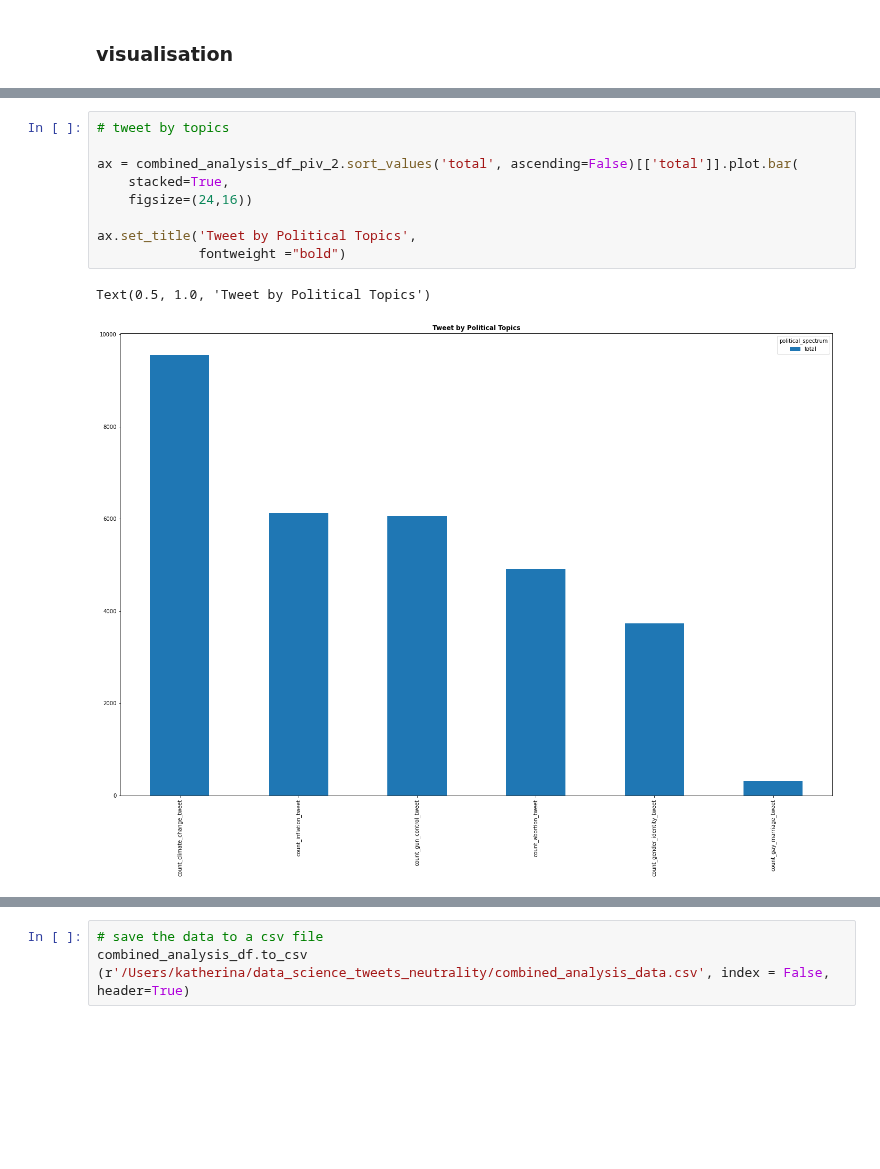
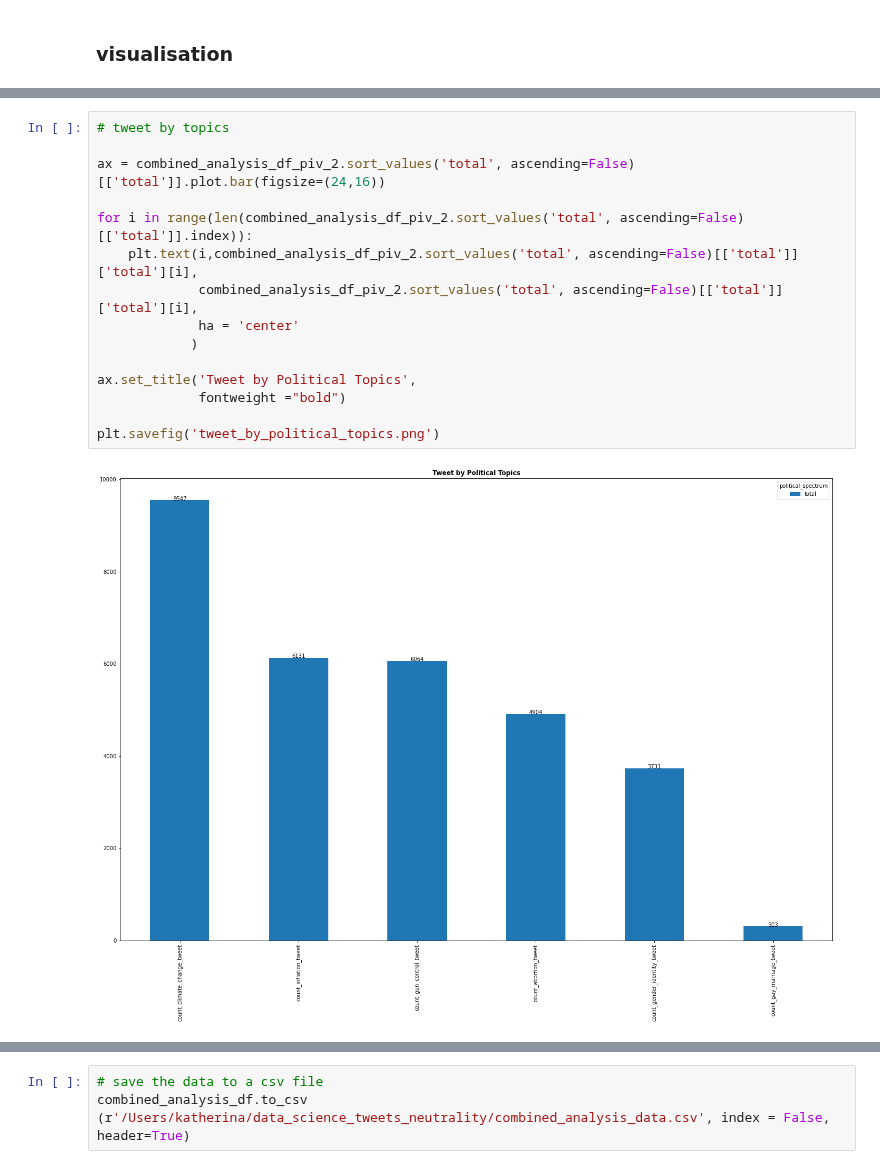
Before and after one commit to katherineskc/data_science_tweets_neutrality, a Jupyter notebook: preliminary_analysis.ipynb, the cells around one changed output, grey strips where cells are left out. Saved outputs shown, nothing was run; the diff lists cells and outputs as text; blank space fills up the shorter version.

Commit message:
savefig visualisations

```diff
--- a/preliminary_analysis.ipynb
+++ b/preliminary_analysis.ipynb
@@ -573,15 +574,20 @@ Text(0.5, 1.0, 'Average Daily Tweet by News Media Twitter Account')
 # %%
 # tweet by topics
 
-ax = combined_analysis_df_piv_2.sort_values('total', ascending=False)[['total']].plot.bar(
-    stacked=True,
-    figsize=(24,16))
+ax = combined_analysis_df_piv_2.sort_values('total', ascending=False)[['total']].plot.bar(figsize=(24,16))
+
+for i in range(len(combined_analysis_df_piv_2.sort_values('total', ascending=False)[['total']].index)):
+    plt.text(i,combined_analysis_df_piv_2.sort_values('total', ascending=False)[['total']]['total'][i],
+             combined_analysis_df_piv_2.sort_values('total', ascending=False)[['total']]['total'][i],
+             ha = 'center'
+            )
 
 ax.set_title('Tweet by Political Topics',
              fontweight ="bold")
+
+plt.savefig('tweet_by_political_topics.png')
 # %% [output]
-Text(0.5, 1.0, 'Tweet by Political Topics')
-[figure, old version]
+[figure, new version]
 # %%
 # avg daily tweet per user_name by political_spectrum
 
```
Also changed, not shown: parts of 6 cells of this notebook.
